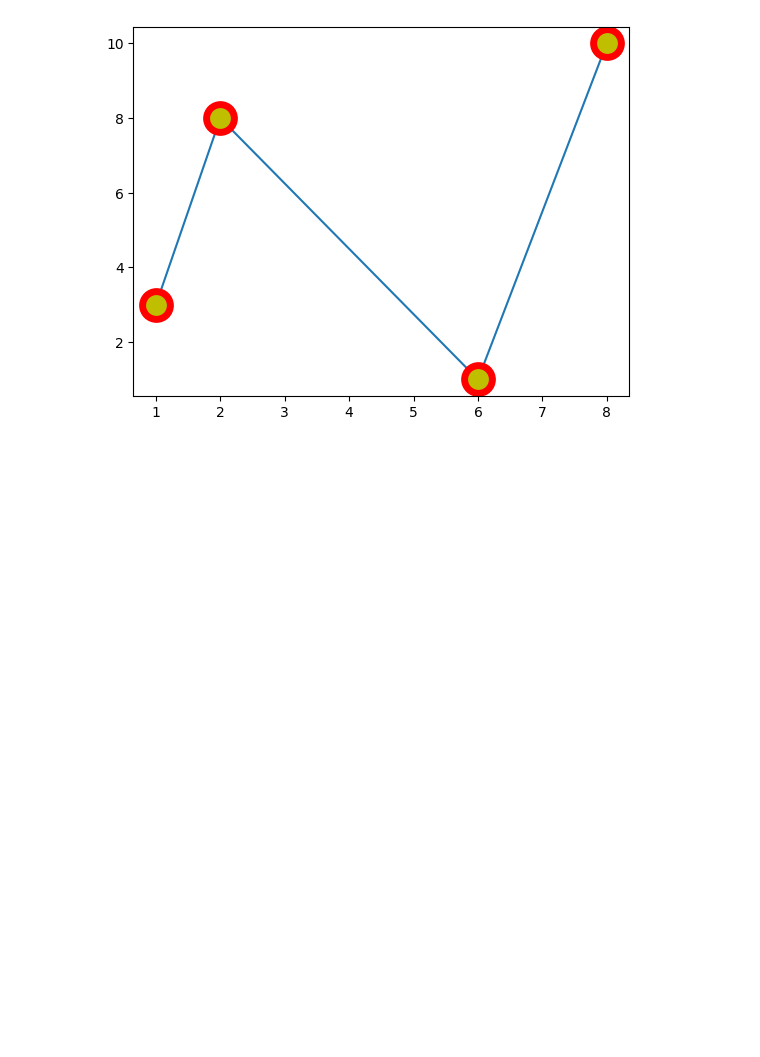
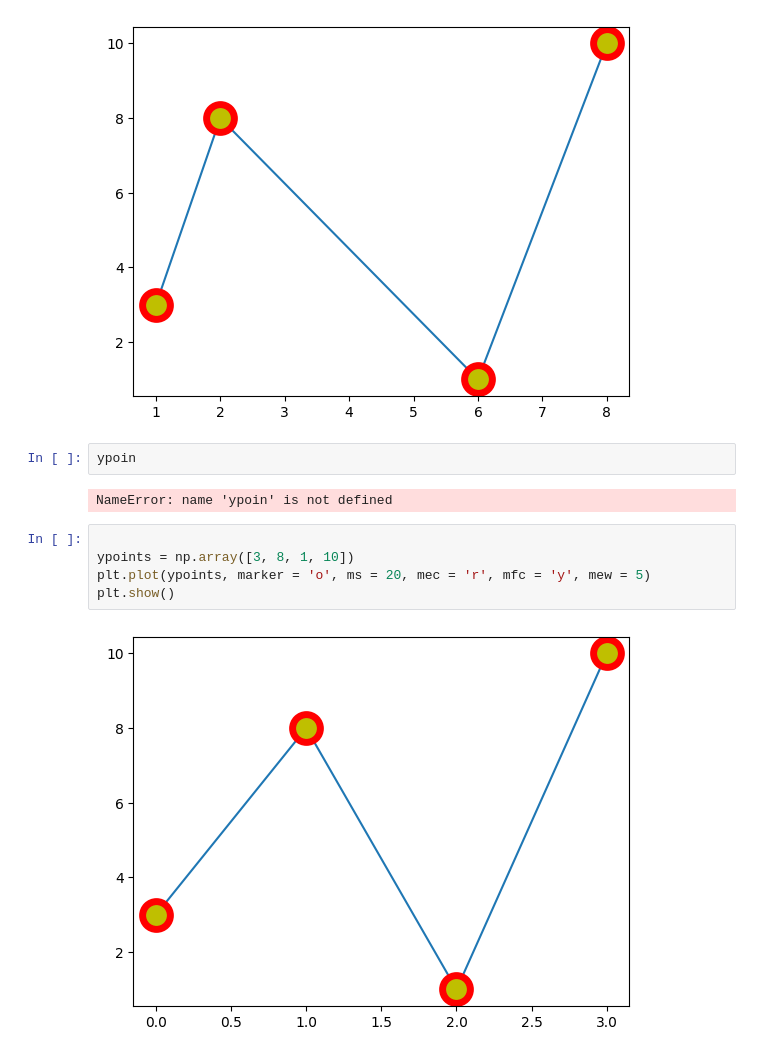
Before and after one commit to Ansh-dev-2005/Machine-Learning-and-Artificial-Intelligence, a Jupyter notebook: visualization.ipynb, the cells around one changed output. Saved outputs shown, nothing was run; the diff lists cells and outputs as text; blank space fills up the shorter version.

```diff
--- a/visualization.ipynb
+++ b/visualization.ipynb
@@ -50,3 +50,14 @@ plt.plot(xpoints, ypoints, marker = 'o', ms = 20, mec = 'r', mfc = 'y', mew = 5)
 plt.show()
 # %% [output]
 [figure]
+# %%
+ypoin
+# %% [output]
+NameError: name 'ypoin' is not defined
+# %%
+
+ypoints = np.array([3, 8, 1, 10])
+plt.plot(ypoints, marker = 'o', ms = 20, mec = 'r', mfc = 'y', mew = 5)
+plt.show()
+# %% [output]
+[figure, added]
```
Also changed, not shown: parts of 7 cells of this notebook, 1 other file.
